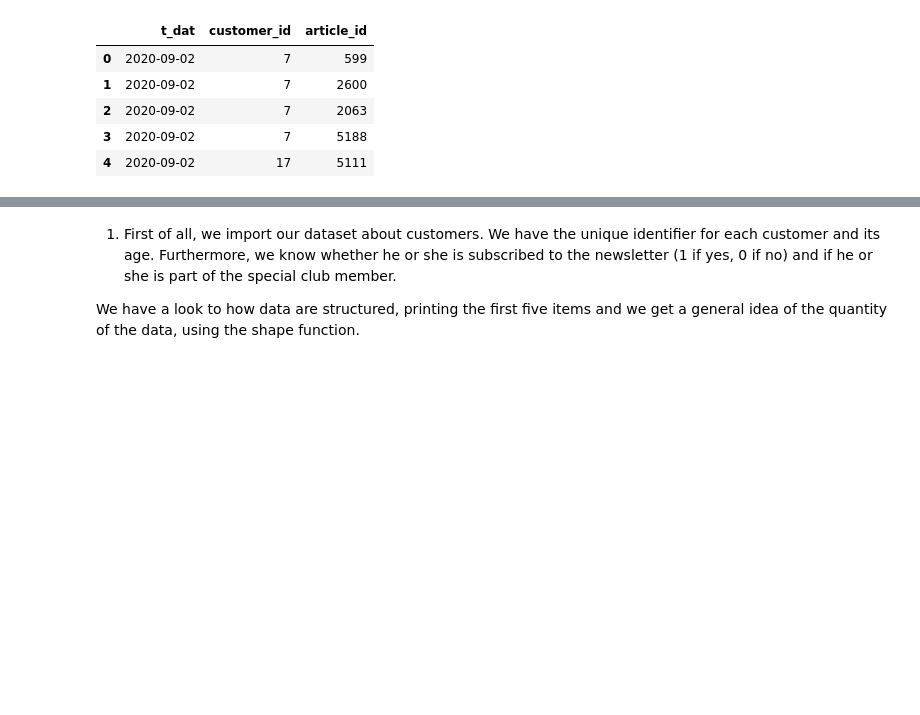
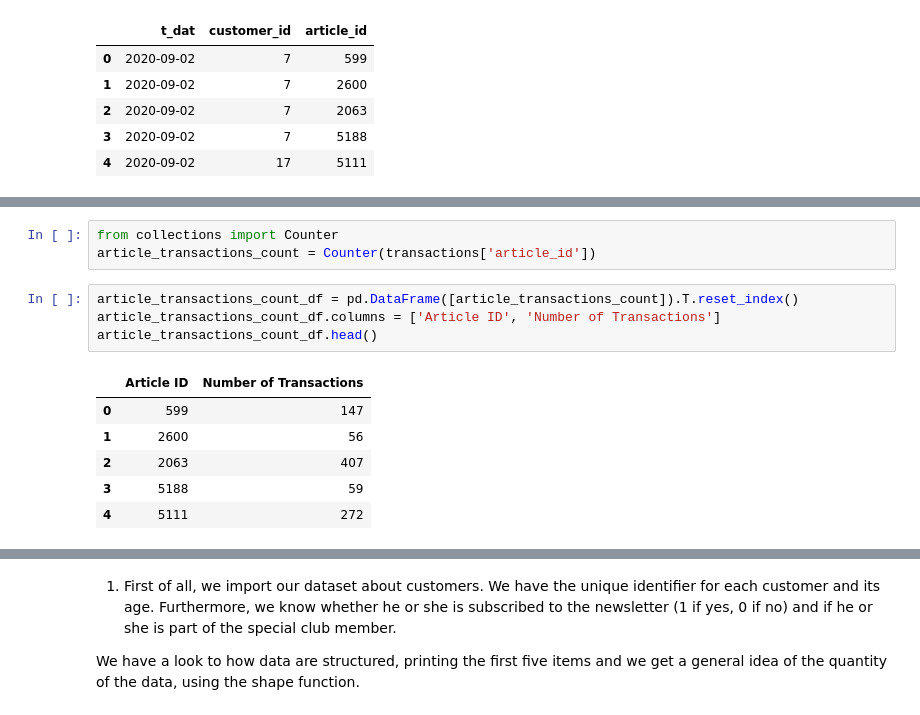
Before and after one commit to alessiabresolin/275601, a Jupyter notebook: project.ipynb, the cells around one changed output, grey strips where cells are left out. Cells and saved outputs as stored; diff of their text form; blank space fills up the shorter version.

```diff
--- a/project.ipynb
+++ b/project.ipynb
@@ -16,0 +59,14 @@ transactions.head()
+# %%
+from collections import Counter
+article_transactions_count = Counter(transactions['article_id'])
+# %%
+article_transactions_count_df = pd.DataFrame([article_transactions_count]).T.reset_index()
+article_transactions_count_df.columns = ['Article ID', 'Number of Transactions']
+article_transactions_count_df.head()
+# %% [output]
+|  | Article ID | Number of Transactions |
+| 0 | 599 | 147 |
+| 1 | 2600 | 56 |
+| 2 | 2063 | 407 |
+| 3 | 5188 | 59 |
+| 4 | 5111 | 272 |
```
Also changed, not shown: parts of 15 cells of this notebook.
